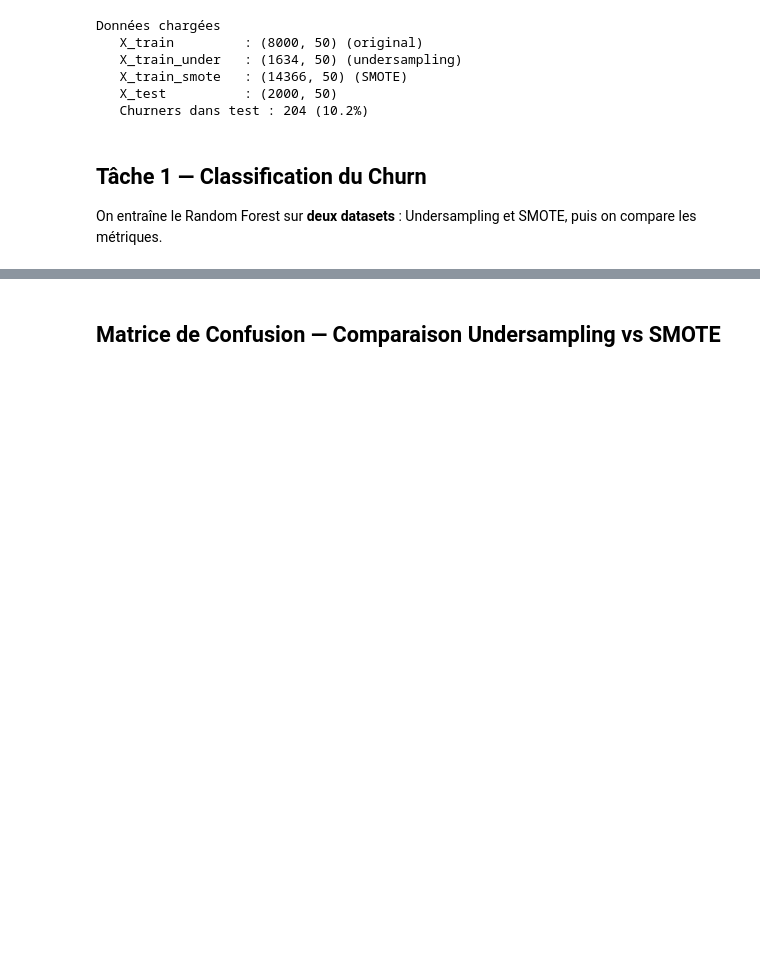
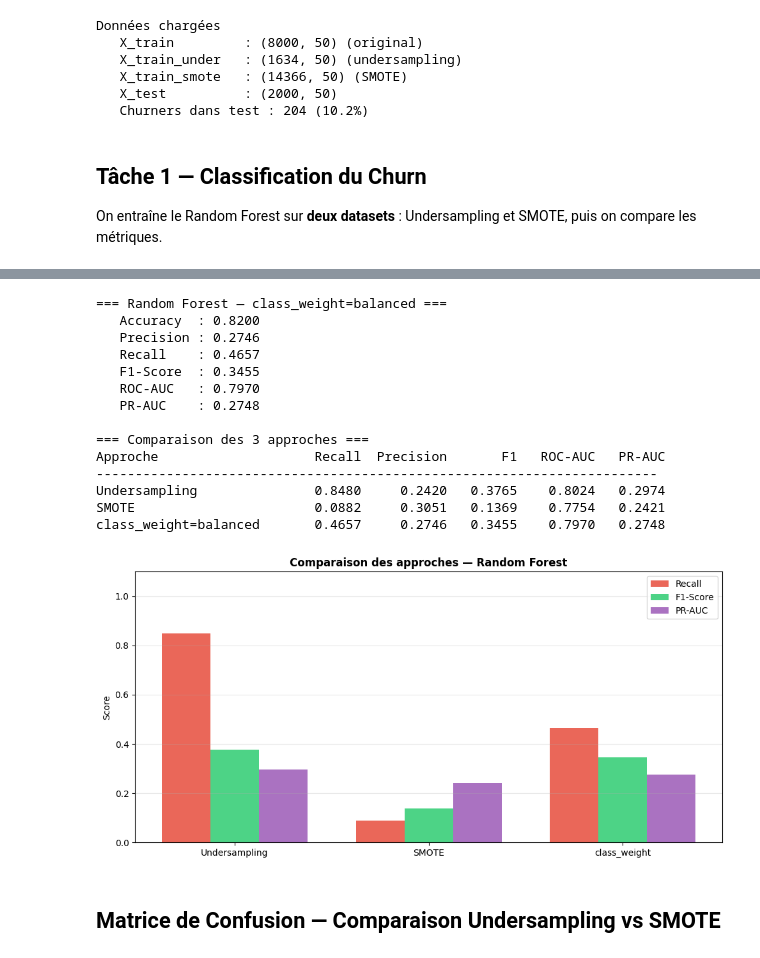
Before and after one commit to ErvinGoby23/projet-data-science, a Jupyter notebook: notebooks/model_random_forest.ipynb, the cells around one changed output, grey strips where cells are left out. Drawn from its saved outputs; the diff is of its cells as text; code cells hidden in the pictures; blank space fills up the shorter version.

```diff
--- a/notebooks/model_random_forest.ipynb
+++ b/notebooks/model_random_forest.ipynb
@@ -144,3 +161,79 @@ print(f"\n→ Meilleure technique retenue : {best_technique} (Recall={max(recall
+# %%
+# APPROCHE NIVEAU MODÈLE — class_weight='balanced'
+
+rf_clf_cw = RandomForestClassifier(
+    n_estimators=200,
+    max_depth=10,
+    min_samples_leaf=5,
+    class_weight='balanced',
+    random_state=RANDOM_STATE,
+    n_jobs=-1
+)
+rf_clf_cw.fit(X_train, y_train_clf)
+y_pred_cw  = rf_clf_cw.predict(X_test)
+y_proba_cw = rf_clf_cw.predict_proba(X_test)[:, 1]
+
+print('=== Random Forest — class_weight=balanced ===')
+print(f'   Accuracy  : {accuracy_score(y_test_clf, y_pred_cw):.4f}')
+print(f'   Precision : {precision_score(y_test_clf, y_pred_cw):.4f}')
+print(f'   Recall    : {recall_score(y_test_clf, y_pred_cw):.4f}')
+print(f'   F1-Score  : {f1_score(y_test_clf, y_pred_cw):.4f}')
+print(f'   ROC-AUC   : {roc_auc_score(y_test_clf, y_proba_cw):.4f}')
+print(f'   PR-AUC    : {average_precision_score(y_test_clf, y_proba_cw):.4f}')
+
+print('\n=== Comparaison des 3 approches ===')
+header = f"{'Approche':<25} {'Recall':>8} {'Precision':>10} {'F1':>8} {'ROC-AUC':>9} {'PR-AUC':>8}"
+print(header)
+print('-' * 72)
+for name, y_pred, y_proba in [
+    ('Undersampling',        y_pred_under, y_proba_under),
+    ('SMOTE',                y_pred_smote, y_proba_smote),
+    ('class_weight=balanced',y_pred_cw,    y_proba_cw),
+]:
+    print(f'{name:<25} '
+          f'{recall_score(y_test_clf, y_pred):>8.4f} '
+          f'{precision_score(y_test_clf, y_pred):>10.4f} '
+          f'{f1_score(y_test_clf, y_pred):>8.4f} '
+          f'{roc_auc_score(y_test_clf, y_proba):>9.4f} '
+          f'{average_precision_score(y_test_clf, y_proba):>8.4f}')
+
+approaches = ['Undersampling', 'SMOTE', 'class_weight']
+recalls    = [recall_score(y_test_clf, y_pred_under), recall_score(y_test_clf, y_pred_smote), recall_score(y_test_clf, y_pred_cw)]
+f1s        = [f1_score(y_test_clf, y_pred_under),     f1_score(y_test_clf, y_pred_smote),     f1_score(y_test_clf, y_pred_cw)]
+pr_aucs    = [average_precision_score(y_test_clf, y_proba_under), average_precision_score(y_test_clf, y_proba_smote), average_precision_score(y_test_clf, y_proba_cw)]
+
+x = np.arange(len(approaches))
+width = 0.25
+fig, ax = plt.subplots(figsize=(10, 5))
+ax.bar(x - width, recalls, width, label='Recall',  color='#e74c3c', alpha=0.85)
+ax.bar(x,         f1s,     width, label='F1-Score', color='#2ecc71', alpha=0.85)
+ax.bar(x + width, pr_aucs, width, label='PR-AUC',  color='#9b59b6', alpha=0.85)
+ax.set_xticks(x)
+ax.set_xticklabels(approaches)
+ax.set_ylim(0, 1.1)
+ax.set_ylabel('Score')
+ax.set_title('Comparaison des approches — Random Forest', fontweight='bold')
+ax.legend()
+ax.grid(axis='y', alpha=0.3)
+plt.tight_layout()
+plt.savefig('../results/rf_approaches_comparison.png', dpi=150)
+plt.show()
+# %% [output]
+=== Random Forest — class_weight=balanced ===
+   Accuracy  : 0.8200
+   Precision : 0.2746
+   Recall    : 0.4657
+   F1-Score  : 0.3455
+   ROC-AUC   : 0.7970
+   PR-AUC    : 0.2748
+
+=== Comparaison des 3 approches ===
+Approche                    Recall  Precision       F1   ROC-AUC   PR-AUC
+------------------------------------------------------------------------
+Undersampling               0.8480     0.2420   0.3765    0.8024   0.2974
+SMOTE                       0.0882     0.3051   0.1369    0.7754   0.2421
+class_weight=balanced       0.4657     0.2746   0.3455    0.7970   0.2748
+[figure, added]
 # %% [markdown]
 ## Matrice de Confusion — Comparaison Undersampling vs SMOTE
 # %%
```
Also changed, not shown: parts of 8 cells of this notebook, 20 other files.
